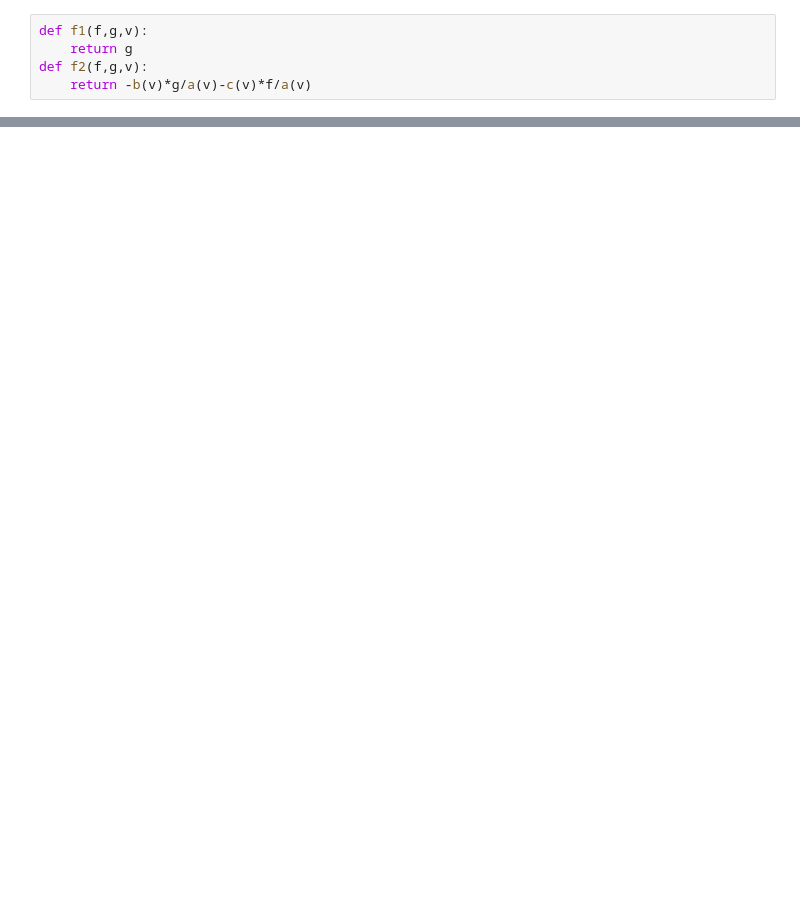
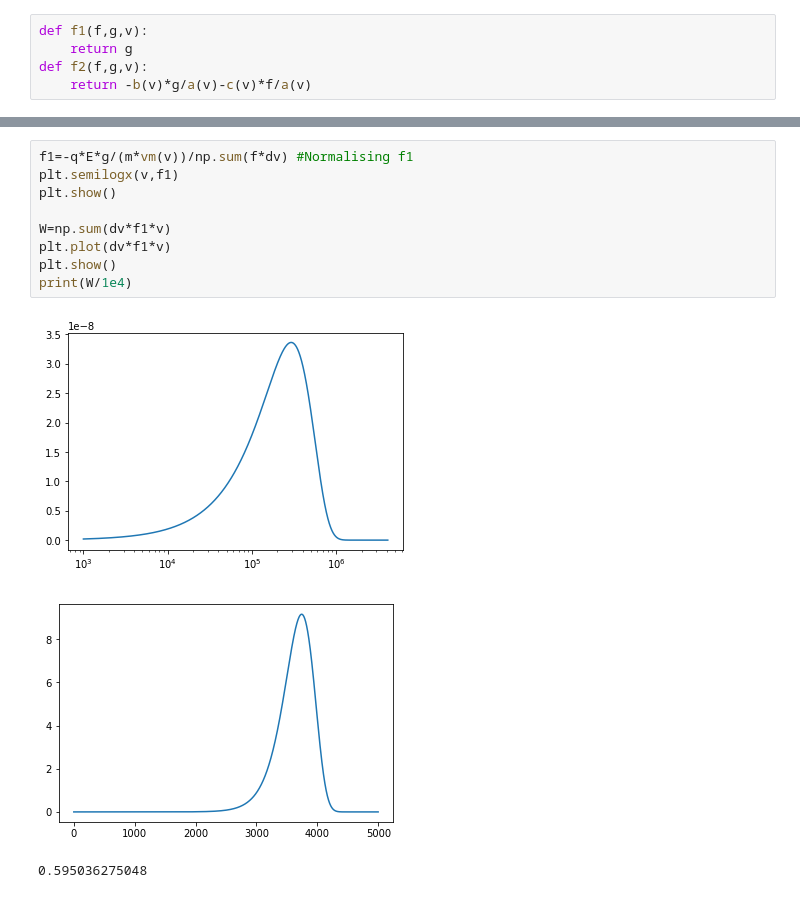
Before and after one commit to vinitX/ML_Scattering, a Jupyter notebook: runge.ipynb, the cells around one changed output, grey strips where cells are left out. Cells and saved outputs as stored; diff of their text form; blank space fills up the shorter version.

```diff
--- a/runge.ipynb
+++ b/runge.ipynb
@@ -83,3 +97,16 @@ plt.show()'''
+# %%
+f1=-q*E*g/(m*vm(v))/np.sum(f*dv) #Normalising f1
+plt.semilogx(v,f1)
+plt.show()
+
+W=np.sum(dv*f1*v)
+plt.plot(dv*f1*v)
+plt.show()
+print(W/1e4)
+# %% [output]
+[figure, added]
+[figure, added]
+0.595036275048
 # %%
 print(a(v))
 plt.plot(b(v))
```
Also changed, not shown: parts of 9 cells of this notebook, 9 other files.
